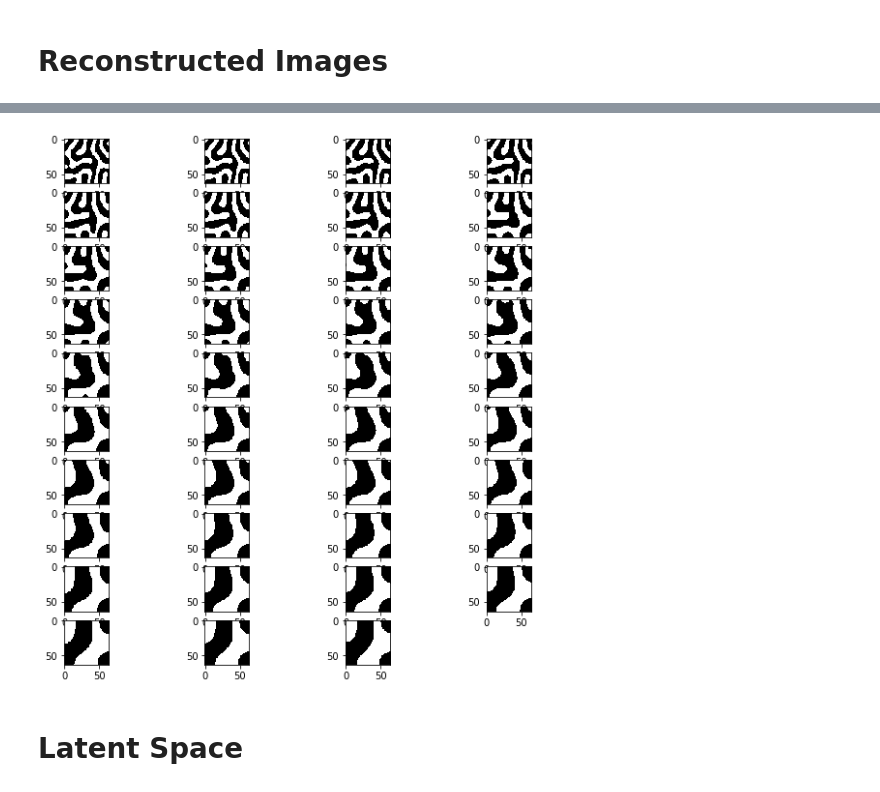
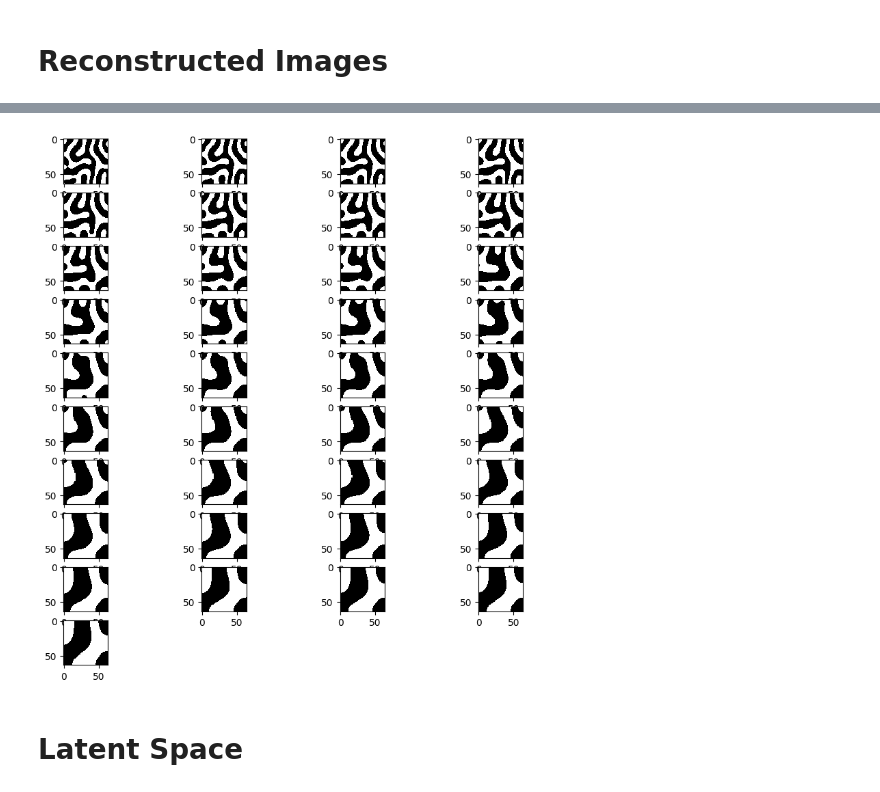
Before and after one commit to sedaoturak/vae_cahn-hilliard, a Jupyter notebook: VAE_Cahn_Hillard.ipynb, the cells around one changed output, grey strips where cells are left out. Saved outputs shown, nothing was run; the diff lists cells and outputs as text; code cells hidden in the pictures.

```diff
--- a/VAE_Cahn_Hillard.ipynb
+++ b/VAE_Cahn_Hillard.ipynb
@@ -35,0 +43,12 @@ plt.show()
+# %%
+# visualize an image from dataset
+img = g.reshape(37523,64,64) # reshape image dataset so that you'll get (number of images, first dimension, second dimension)
+
+fig, axes = plt.subplots(1, 5, figsize=(15, 5))
+
+for i, idx in enumerate([0,100, 200, 500, 1000]): #random indices of five images
+    axes[i].imshow(img[idx, :, :], interpolation='nearest', cmap='binary')
+    axes[i].set_title(f"Index: {idx}")
+    axes[i].axis('off')
+plt.tight_layout()
+plt.show()
@@ -36,17 +68,16 @@ plt.show()
 # %%
-# normalize the strain energy values
+# apply different preprocessing on the strain energy values to compare
 from sklearn.preprocessing import MinMaxScaler
 from sklearn.preprocessing import PowerTransformer
 
+# normalization
+scaler = MinMaxScaler(feature_range=(0,1))
+e_scaled = scaler.fit_transform(e[:,-1].reshape(-1, 1))
+
+# power transformation
 pt = PowerTransformer()
+e_power = pt.fit_transform(e[:,-1].reshape(-1, 1))
+
+# power transformation + normalization
 scaler = MinMaxScaler(feature_range=(0,1))
-
-e_scaled = scaler.fit_transform(e[:,6].reshape(-1, 1))
-e_power = pt.fit_transform(e[:,6].reshape(-1, 1))
 e_power_scaled = scaler.fit_transform(e_power)
-e_scaled.shape, e_scaled.ravel().shape
-
-images = g.reshape((37523,64,64))
-energies = e_power_scaled.ravel()
-
-images.shape, energies.shape
@@ -364,5 +362,7 @@ torch.save(model.state_dict(), PATH)
 # %%
 # load trained model
-PATH = '/content/drive/MyDrive/'
-model = torch.load(PATH+'mech_MNIST_ls16')
+import os
+PATH = '/content/drive/MyDrive/Colab Notebooks'
+model = torch.load(os.path.join(PATH, f'mech_MNIST_vae_entire.pt'))
 device = torch.device('cuda' if torch.cuda.is_available() else 'cpu')
+model.to(device)
@@ -404,5 +418,5 @@ Text(-10, 52, 'Reconstruction')
 import copy
 train_loader_inds = copy.deepcopy(trainloader.dataset.indices)
 train_loader_inds.sort()
-train_indices = [trainloader.dataset.indices.index(geo) for geo in train_loader_inds[:39]]
-train_indices
+chosen_indices = [trainloader.dataset.indices.index(geo) for geo in train_loader_inds[:37]]
+chosen_indices
@@ -411,11 +428,12 @@ train_indices
 # %%
 plt.figure(figsize=(10,10)) # specifying the overall grid size
 
-for i, ind in enumerate(train_indices):
+for i, ind in enumerate(chosen_indices):
     plt.subplot(10,4,i+1)    # the number of images in the grid is 5*5 (25)
     plt.imshow(g[train_loader_inds[i]].reshape(64,64), interpolation='nearest', cmap='binary')
+    # print(ind)
 plt.show()
 # %% [output]
-[figure, old version]
+[figure, new version]
 # %% [markdown]
 # Latent Space
```
Also changed, not shown: parts of 31 cells of this notebook.
